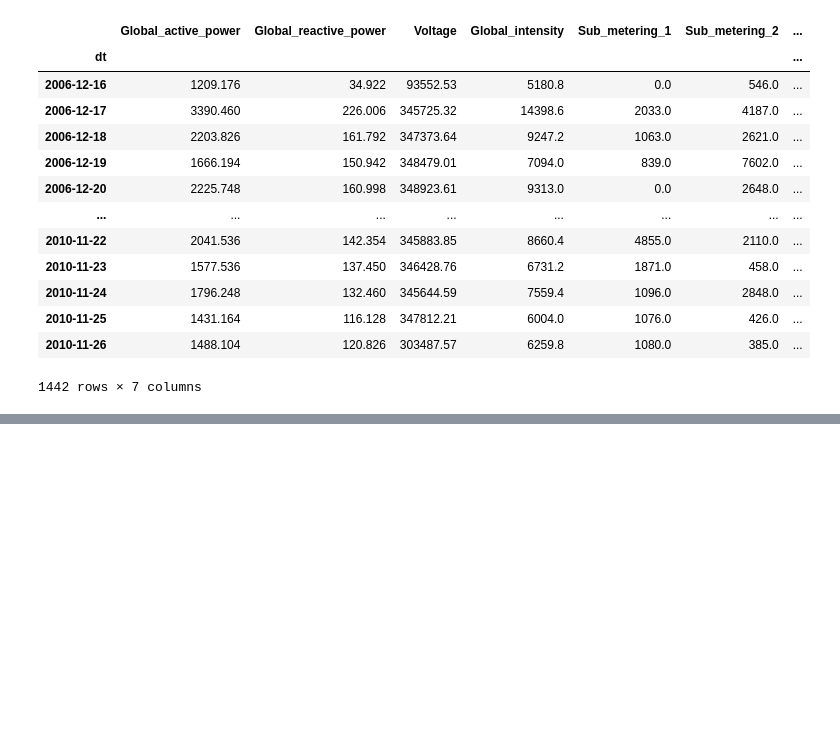
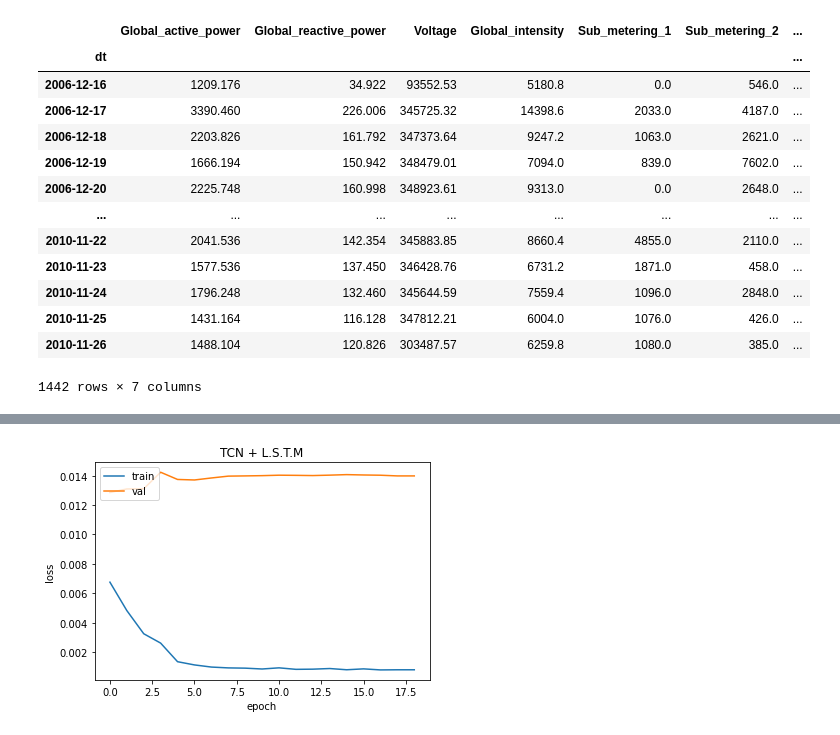
Before and after one commit to andrewlee1807/TSDatasets, a Jupyter notebook: household_electric_power_consumption.ipynb, the cells around one changed output, grey strips where cells are left out. Cells and saved outputs as stored; diff of their text form; code cells hidden in the pictures; blank space fills up the shorter version.

```diff
--- a/household_electric_power_consumption.ipynb
+++ b/household_electric_power_consumption.ipynb
@@ -503,0 +905,12 @@ Epoch 00036: early stopping
+# %%
+from matplotlib import pyplot as plt
+plt.plot(history.history['mse'][2:])
+plt.plot(history.history['val_mse'][2:])
+
+plt.ylabel('loss')
+plt.xlabel('epoch')
+plt.legend(['train', 'val'], loc='upper left')
+plt.title('TCN + L.S.T.M')
+plt.show()
+# %% [output]
+[figure, added]
```
Also changed, not shown: parts of 37 cells of this notebook, 9 other files.
